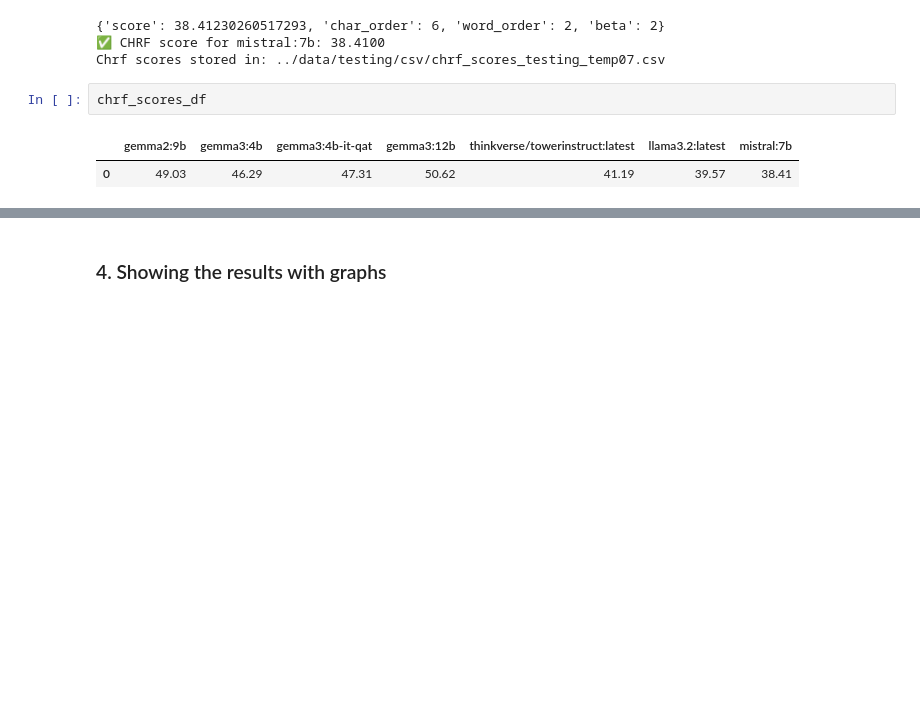
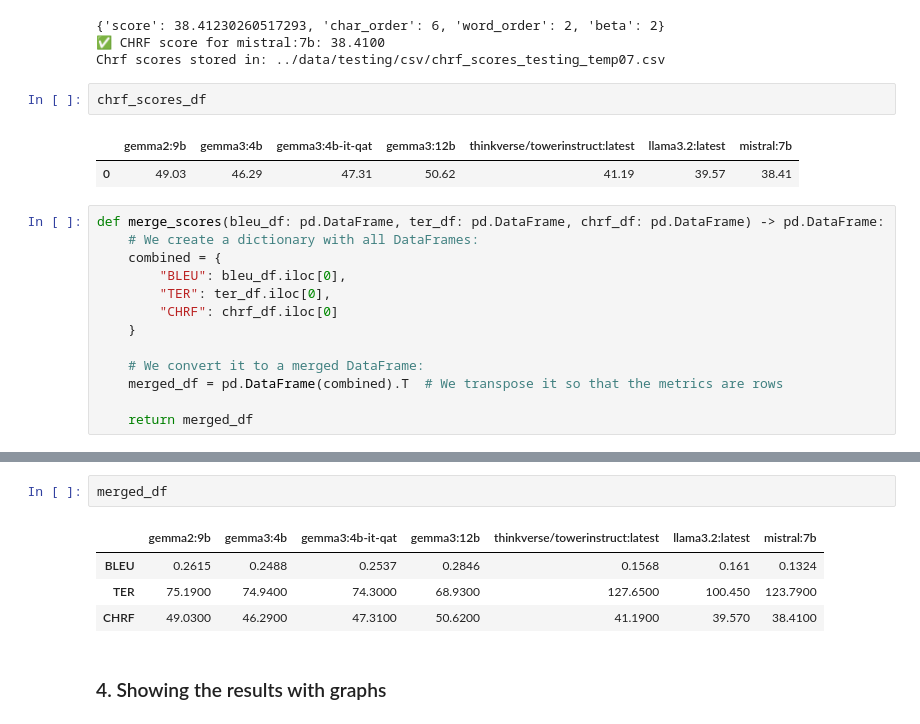
Before and after one commit to jmura84/FOREO_AI_Engineering, a Jupyter notebook: notebooks/llms_evaluation_prototype.ipynb, the cells around one changed output, grey strips where cells are left out. Saved outputs shown, nothing was run; the diff lists cells and outputs as text; blank space fills up the shorter version.

```diff
--- a/notebooks/llms_evaluation_prototype.ipynb
+++ b/notebooks/llms_evaluation_prototype.ipynb
@@ -498,3 +499,16 @@ chrf_scores_df
 # %% [output]
 |  | gemma2:9b | gemma3:4b | gemma3:4b-it-qat | gemma3:12b | thinkverse/towerinstruct:latest | llama3.2:latest | mistral:7b |
 | 0 | 49.03 | 46.29 | 47.31 | 50.62 | 41.19 | 39.57 | 38.41 |
+# %%
+def merge_scores(bleu_df: pd.DataFrame, ter_df: pd.DataFrame, chrf_df: pd.DataFrame) -> pd.DataFrame:
+    # We create a dictionary with all DataFrames:
+    combined = {
+        "BLEU": bleu_df.iloc[0],
+        "TER": ter_df.iloc[0],
+        "CHRF": chrf_df.iloc[0]
+    }
+
+    # We convert it to a merged DataFrame:
+    merged_df = pd.DataFrame(combined).T  # We transpose it so that the metrics are rows
+
+    return merged_df
@@ -501,2 +525,9 @@ chrf_scores_df
+# %%
+merged_df
+# %% [output]
+|  | gemma2:9b | gemma3:4b | gemma3:4b-it-qat | gemma3:12b | thinkverse/towerinstruct:latest | llama3.2:latest | mistral:7b |
+| BLEU | 0.2615 | 0.2488 | 0.2537 | 0.2846 | 0.1568 | 0.161 | 0.1324 |
+| TER | 75.1900 | 74.9400 | 74.3000 | 68.9300 | 127.6500 | 100.450 | 123.7900 |
+| CHRF | 49.0300 | 46.2900 | 47.3100 | 50.6200 | 41.1900 | 39.570 | 38.4100 |
 # %% [markdown]
 ### 4. Showing the results with graphs
```
Also changed, not shown: parts of 8 cells of this notebook, 1 other file.
